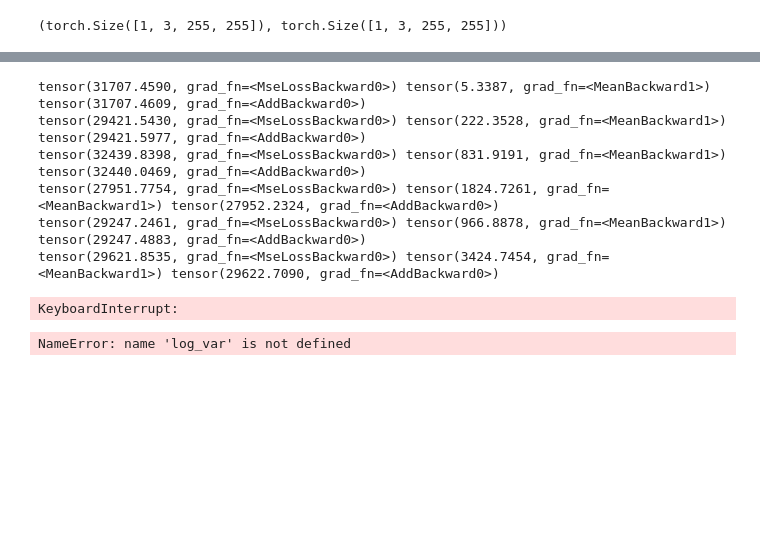
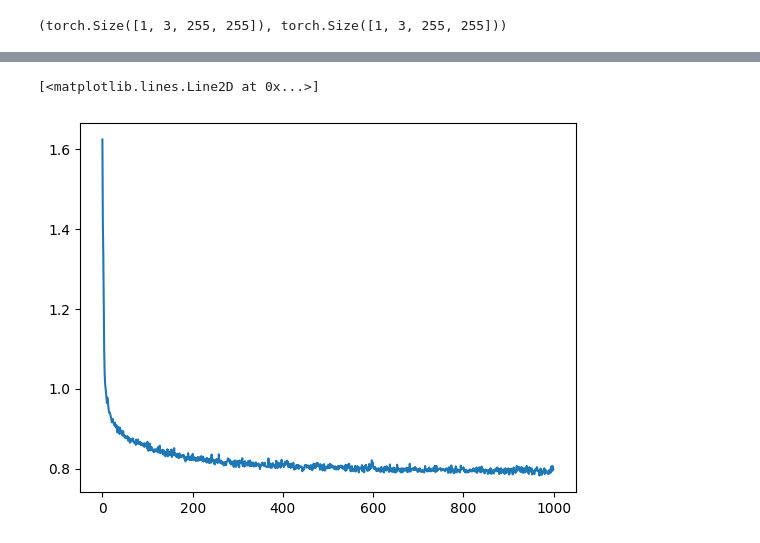
Before and after one commit to YashSax/DogVAE, a Jupyter notebook: VAE.ipynb, the cells around one changed output, grey strips where cells are left out. Saved outputs shown, nothing was run; the diff lists cells and outputs as text; code cells hidden in the pictures; blank space fills up the shorter version.

```diff
--- a/VAE.ipynb
+++ b/VAE.ipynb
@@ -108,11 +119,8 @@ class VariationalAutoencoder(nn.Module):
         self.decoder = nn.Sequential(*modules)
 
     def encode(self, x):
-        batch_size = x.shape[0]
         x = self.encoder(x)
-        # print("Shape after convolutions:", x.shape)
         x = x.flatten(start_dim=1)
-        # print("Shape after flatten:", x.shape)
         x = self.final_encoder_layer(x)
         return x
 
@@ -135,6 +143,5 @@ class VariationalAutoencoder(nn.Module):
         x = self.encode(x)
 
         mu, logvar, z = self.reparametrize(x)
-        # print("Latent space size:", z.shape)
 
         return self.decode(z), mu, logvar
@@ -145,5 +148,5 @@ class VariationalAutoencoder(nn.Module):
 # %%
-model = VariationalAutoencoder(128)
+model = VariationalAutoencoder(256)
 
 _, ex_in = fruit_dataset[0]
 ex_in = ex_in.unsqueeze(0)
@@ -164,17 +169,19 @@ tensor(44562.6484, grad_fn=<MseLossBackward0>)
 # %%
-device = torch.device("cuda" if torch.cuda.is_available() else "cpu")
+device = torch.device("cuda:6" if torch.cuda.is_available() else "cpu")
 
 model.to(device)
 
-batch_size = 64
+batch_size = 128
 dataloader = DataLoader(fruit_dataset, batch_size=batch_size, shuffle=True)
 
-optimizer = optim.Adam(model.parameters(), lr=0.005)
+optimizer = optim.Adam(model.parameters(), lr=0.0005)
 recon_loss_criterion = nn.MSELoss()
 kld_weight = 0.00025
 
-num_epochs = 10
+losses = []
+num_epochs = 500
 for epoch in tqdm(range(num_epochs)):
+    running_loss = 0.0
     for fruits, images in dataloader:
         optimizer.zero_grad()
 
@@ -186,19 +193,19 @@ for epoch in tqdm(range(num_epochs)):
         kld_loss = torch.mean(-0.5 * torch.sum(1 + log_var - mu ** 2 - log_var.exp(), dim = 1), dim = 0)
 
         total_loss = recon_loss + kld_weight * kld_loss
-        print(recon_loss, kld_loss, total_loss)
+        # print(total_loss, recon_loss, kld_weight * kld_loss)
 
         total_loss.backward()
         optimizer.step()
+
+        running_loss += total_loss.item()
+    running_loss /= len(dataloader)
+    losses.append(running_loss)
+
+    with open("./losses_out.txt", 'a') as f:
+        f.write(str(running_loss) + "\n")
-# %% [output]
-tensor(31707.4590, grad_fn=<MseLossBackward0>) tensor(5.3387, grad_fn=<MeanBackward1>) tensor(31707.4609, grad_fn=<AddBackward0>)
-tensor(29421.5430, grad_fn=<MseLossBackward0>) tensor(222.3528, grad_fn=<MeanBackward1>) tensor(29421.5977, grad_fn=<AddBackward0>)
-tensor(32439.8398, grad_fn=<MseLossBackward0>) tensor(831.9191, grad_fn=<MeanBackward1>) tensor(32440.0469, grad_fn=<AddBackward0>)
-tensor(27951.7754, grad_fn=<MseLossBackward0>) tensor(1824.7261, grad_fn=<MeanBackward1>) tensor(27952.2324, grad_fn=<AddBackward0>)
-tensor(29247.2461, grad_fn=<MseLossBackward0>) tensor(966.8878, grad_fn=<MeanBackward1>) tensor(29247.4883, grad_fn=<AddBackward0>)
-tensor(29621.8535, grad_fn=<MseLossBackward0>) tensor(3424.7454, grad_fn=<MeanBackward1>) tensor(29622.7090, grad_fn=<AddBackward0>)
-KeyboardInterrupt:
-# %%
-log_var.shape
-# %% [output]
-NameError: name 'log_var' is not defined
+# %%
+plt.plot(range(len(losses)), losses)
+# %% [output]
+[<matplotlib.lines.Line2D at 0x...>]
+[figure, added]
```
Also changed, not shown: parts of 13 cells of this notebook, 4 other files.
